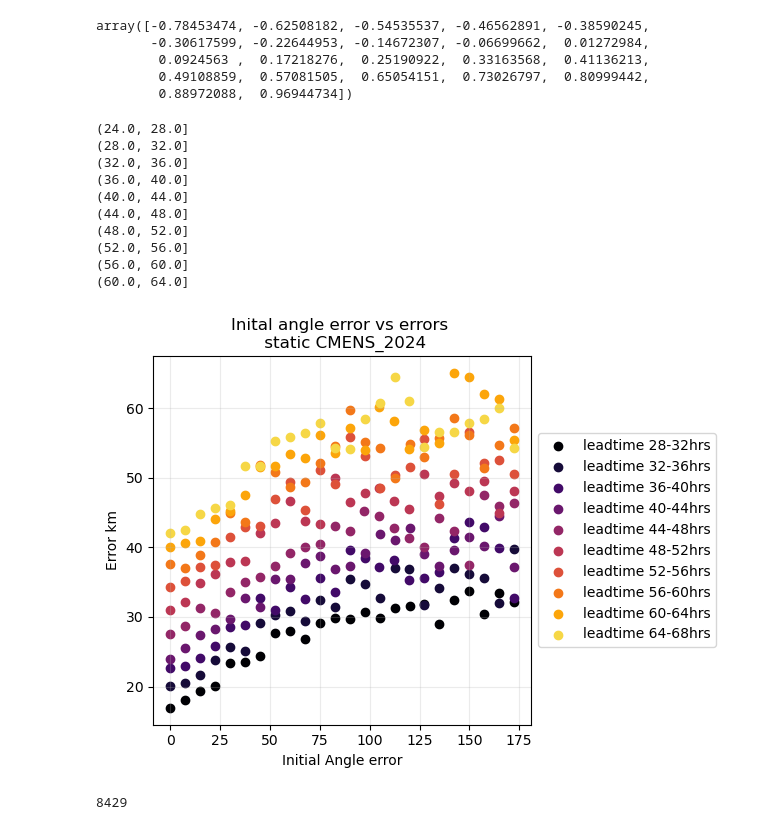
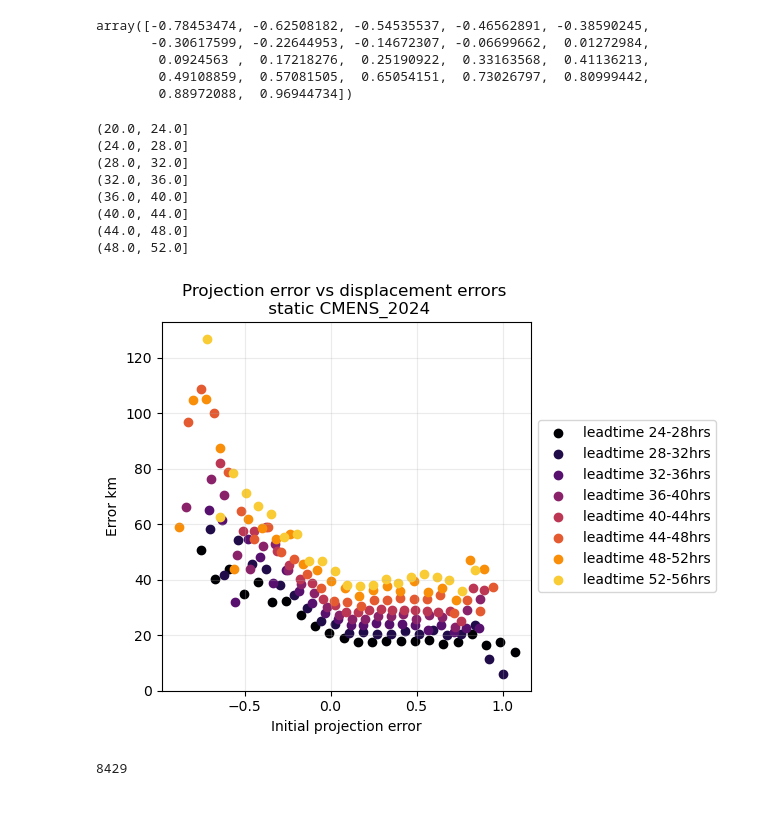
Before and after one commit to Colin-zerfass/fate-core, a Jupyter notebook: Code/forecast_errors_inital_mapping.ipynb, the cells around one changed output. Cells and saved outputs as stored; diff of their text form; code cells hidden in the pictures.

```diff
--- a/Code/forecast_errors_inital_mapping.ipynb
+++ b/Code/forecast_errors_inital_mapping.ipynb
@@ -235,31 +235,29 @@ array([-0.78453474, -0.62508182, -0.54535537, -0.46562891, -0.38590245,
 # %%
 fig, ax = plt.subplots()
 cmap = plt.cm.inferno
-ofset = 7
-timerange = 10
+ofset = 6 ## ofsets in 4 hour incruments
+timerange = 8
 for i in range(timerange):
-    speedbins, binned_errors = Projection_binning(merged,"initial_angle", i+ofset)
+    speedbins, binned_errors = Projection_binning(merged,"projection", i+ofset)
     ax.scatter(speedbins[binned_errors.index.codes], binned_errors, label=f"leadtime {(i+ofset)*4}-{(i+ofset+1)*4}hrs", color=cmap(i/timerange))
 ax.set_ylabel("Error km")
-ax.set_xlabel("Initial Angle error")
+ax.set_xlabel("Initial projection error")
 #ax.set_xlim(0,1.2)
 #ax.set_ylim(0,60)
-ax.set_title("Inital angle error vs errors \n static CMENS_2024")
+ax.set_title("Projection error vs displacement errors \n static CMENS_2024")
 ax.grid(alpha = 0.25)
 ax.legend(loc='center left', bbox_to_anchor=(1, 0.5))
 fig.tight_layout()
 # %% [output]
+(20.0, 24.0]
 (24.0, 28.0]
 (28.0, 32.0]
 (32.0, 36.0]
 (36.0, 40.0]
 (40.0, 44.0]
 (44.0, 48.0]
 (48.0, 52.0]
-(52.0, 56.0]
-(56.0, 60.0]
-(60.0, 64.0]
-[figure, old version]
+[figure, new version]
 # %%
 ## remove duplicate forecasts
 def add_inital_time(ds:pd.DataFrame):
```
Also changed, not shown: parts of 5 cells of this notebook, 1 other file.
